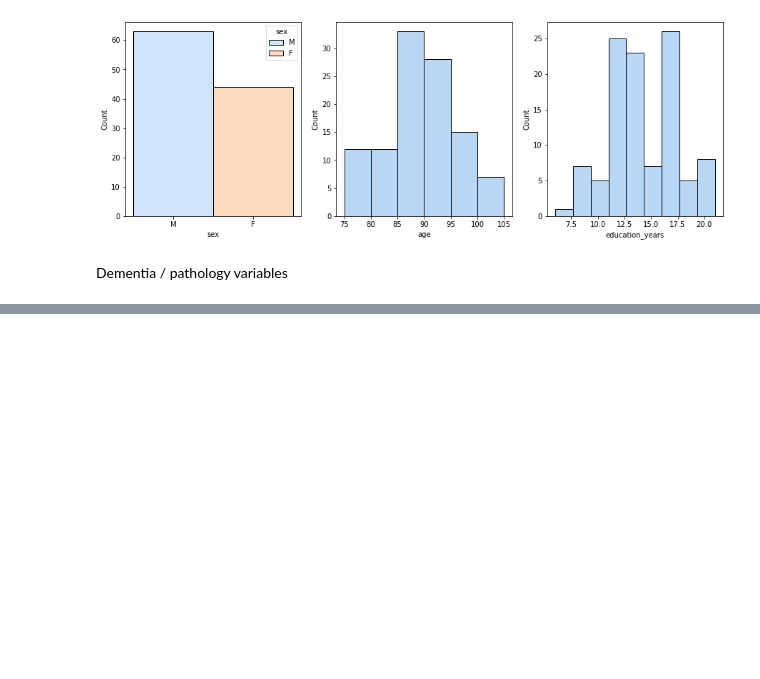
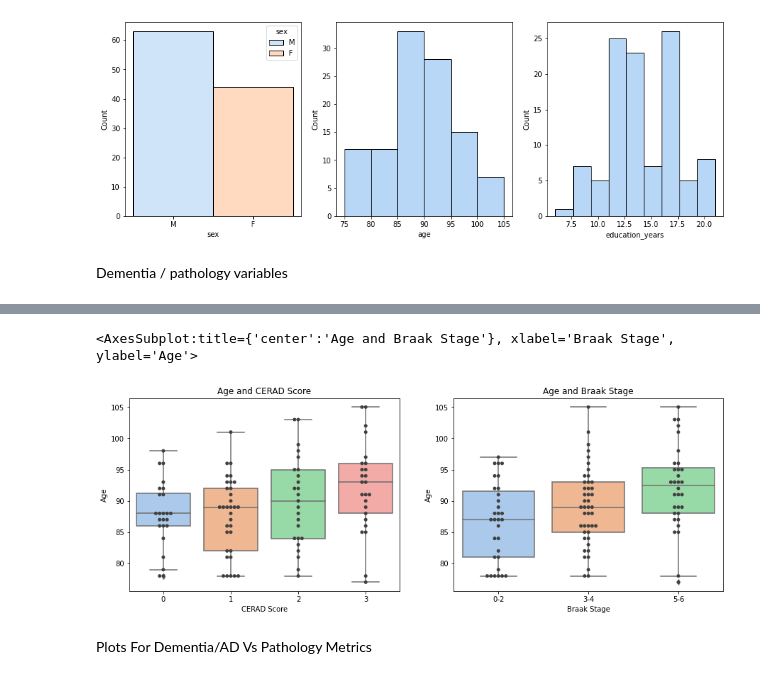
Before and after one commit to xu4/mads-capstone, a Jupyter notebook: EDA-DonorInfo.ipynb, the cells around one changed output, grey strips where cells are left out. Cells and saved outputs as stored; diff of their text form; code cells hidden in the pictures; blank space fills up the shorter version.

Commit message:
added boxplot

```diff
--- a/EDA-DonorInfo.ipynb
+++ b/EDA-DonorInfo.ipynb
@@ -64,0 +79,33 @@ plt.show()
+# %%
+donor_df['cerad'] = donor_df['cerad'].astype('Int64')
+cerad0 = donor_df['age'][donor_df['cerad']==0].reset_index(drop=True)
+cerad1 = donor_df['age'][donor_df['cerad']==1].reset_index(drop=True)
+cerad2 = donor_df['age'][donor_df['cerad']==2].reset_index(drop=True)
+cerad3 = donor_df['age'][donor_df['cerad']==3].reset_index(drop=True)
+cerad_df=pd.concat([cerad0,cerad1, cerad2,cerad3],axis=1).astype('Int64')
+cerad_df.columns=['0', '1', '2','3']
+cerad_melt_df = pd.melt(cerad_df)
+cerad_melt_df= cerad_melt_df.dropna()
+cerad_melt_df.columns=[ 'CERAD Score', 'Age']
+# %%
+donor_df['braak'] = donor_df['braak'].astype('Int64')
+braak0 = donor_df['age'][(donor_df['braak']>=0) & (donor_df['braak']<=2)].reset_index(drop=True)
+braak1 = donor_df['age'][(donor_df['braak']>=3) & (donor_df['braak']<=4)].reset_index(drop=True)
+braak2 = donor_df['age'][(donor_df['braak']>=5) & (donor_df['braak']<=6)].reset_index(drop=True)
+braak_df=pd.concat([braak0, braak1, braak2],axis=1).astype('Int64')
+braak_df.columns=['0-2', '3-4', '5-6']
+braak_melt_df = pd.melt(braak_df)
+braak_melt_df= braak_melt_df.dropna()
+braak_melt_df= braak_melt_df.dropna()
+braak_melt_df.columns=['Braak Stage', 'Age']
+# %%
+fig, axs = plt.subplots(1,2,figsize=(15,5))
+sns.boxplot(x='CERAD Score', y='Age', data=cerad_melt_df, ax=axs[0]).set(title='Age and CERAD Score')
+sns.swarmplot(x='CERAD Score', y='Age', data=cerad_melt_df,color=".25", ax=axs[0])
+sns.boxplot(x='Braak Stage', y='Age', data=braak_melt_df, ax=axs[1]).set(title='Age and Braak Stage')
+sns.swarmplot(x='Braak Stage', y='Age', data=braak_melt_df,color=".25", ax=axs[1])
+# %% [output]
+<AxesSubplot:title={'center':'Age and Braak Stage'}, xlabel='Braak Stage', ylabel='Age'>
+[figure, added]
+# %% [markdown]
+Plots For Dementia/AD Vs Pathology Metrics
```
Also changed, not shown: parts of 9 cells of this notebook, 1 other file.
